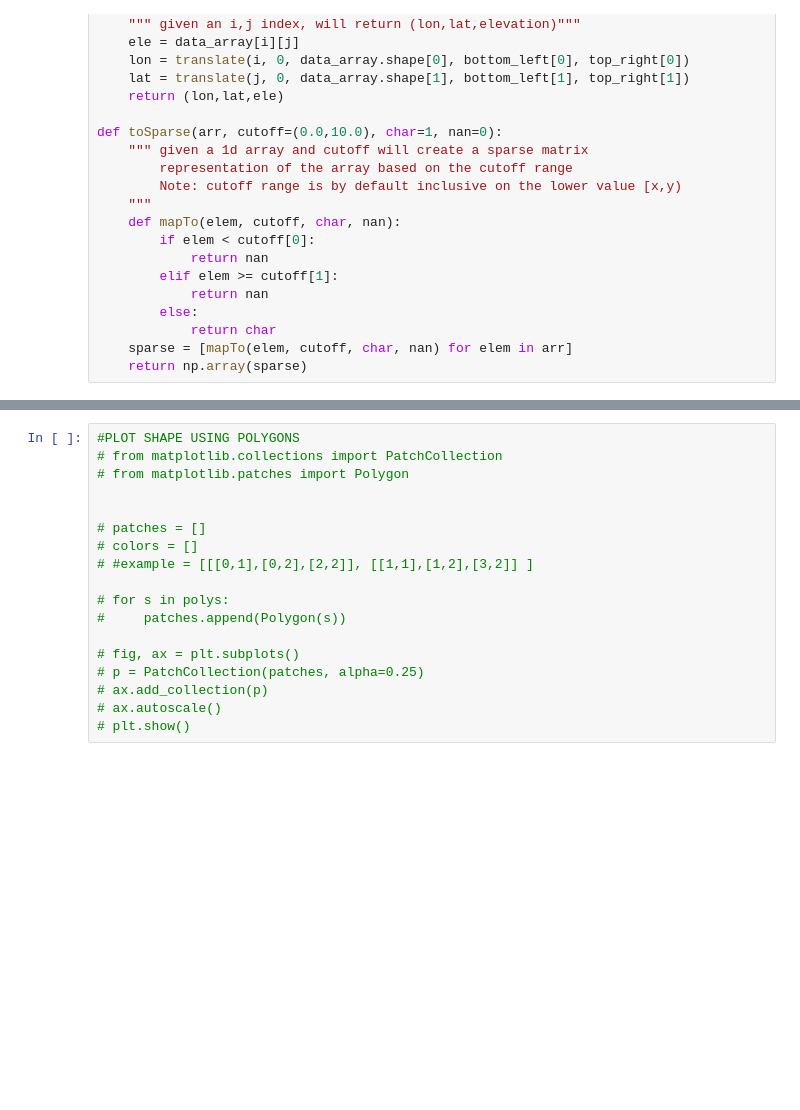
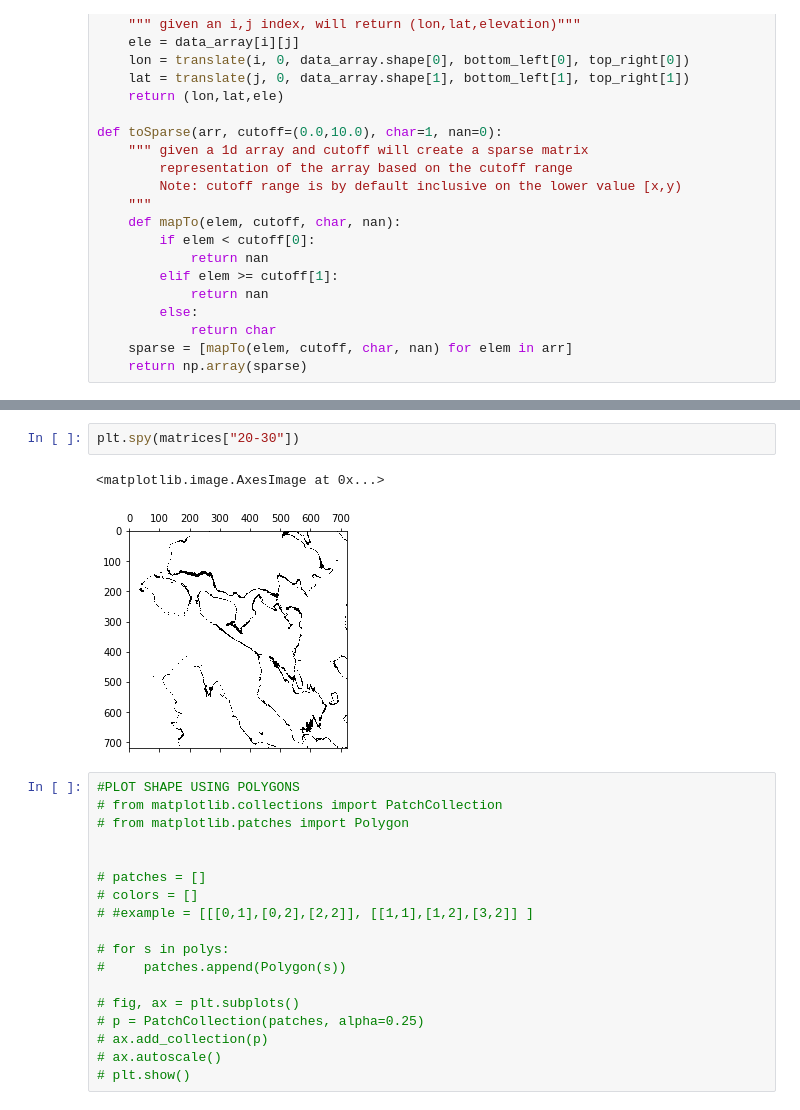
Before and after one commit to blakedallen/geo-viz-group, a Jupyter notebook: Data Engineering.ipynb, the cells around one changed output, grey strips where cells are left out. Drawn from its saved outputs; the diff is of its cells as text; blank space fills up the shorter version.

Commit message:
example with seattle sparse matrices

```diff
--- a/Data Engineering.ipynb
+++ b/Data Engineering.ipynb
@@ -189,3 +186,8 @@ plt.spy(matrices["10-20"])
+# %%
+plt.spy(matrices["20-30"])
+# %% [output]
+<matplotlib.image.AxesImage at 0x...>
+[figure, added]
 # %%
 #PLOT SHAPE USING POLYGONS
 # from matplotlib.collections import PatchCollection
```
Also changed, not shown: parts of 3 cells of this notebook.
